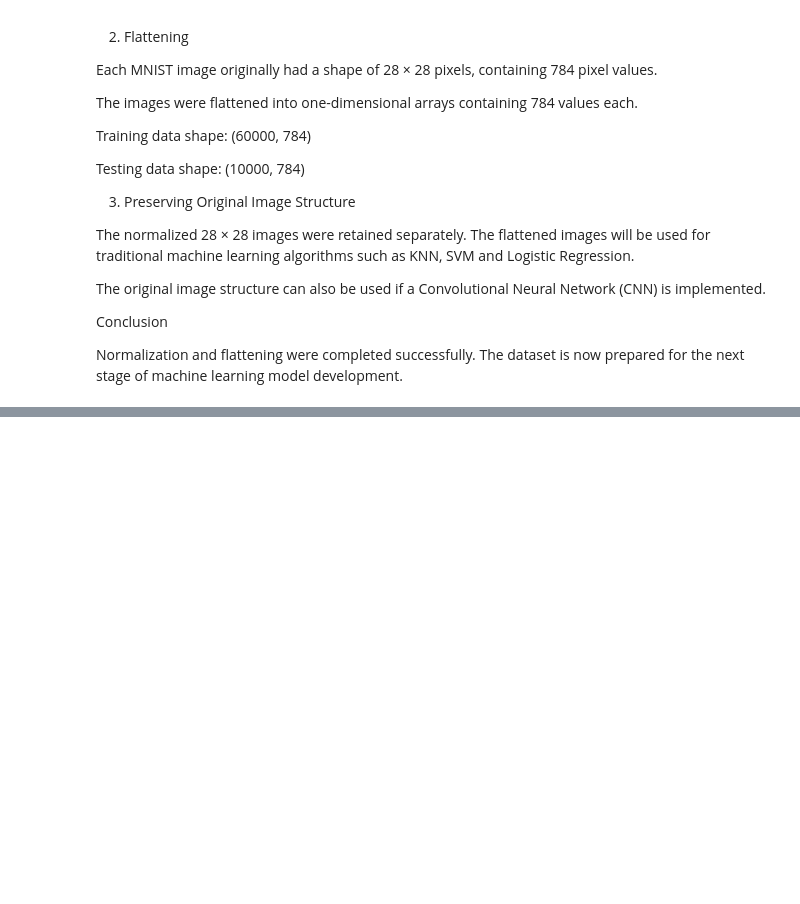
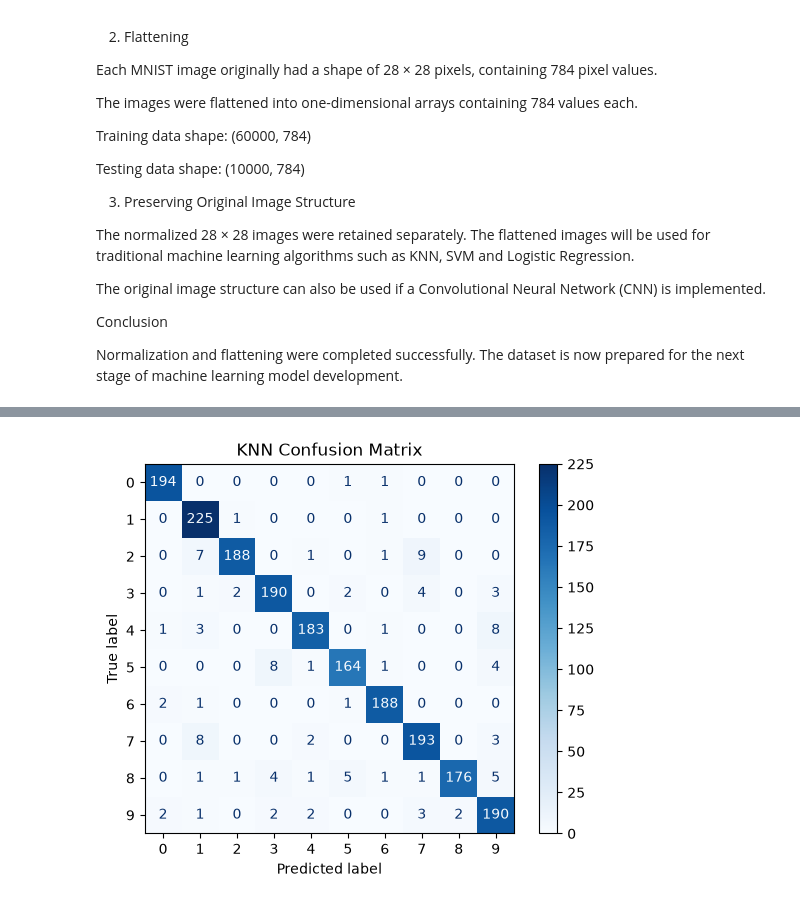
Before and after one commit to rakeshraikar1989/Handwritten-Digits-Recognition, a Jupyter notebook: PRCP_1002_Handwritten_Digits_Recognition.ipynb, the cells around one changed output, grey strips where cells are left out. Drawn from its saved outputs; the diff is of its cells as text; code cells hidden in the pictures; blank space fills up the shorter version.

Commit message:
Day 4: KNN and Logistic Regression model evaluation

```diff
--- a/PRCP_1002_Handwritten_Digits_Recognition.ipynb
+++ b/PRCP_1002_Handwritten_Digits_Recognition.ipynb
@@ -319,0 +444,15 @@ Normalization and flattening were completed successfully. The dataset is now pre
+# %%
+# Train the KNN model
+
+import time
+
+start_time = time.time()
+
+knn_model.fit(x_train_sample, y_train_sample)
+
+end_time = time.time()
+
+knn_training_time = end_time - start_time
+
+print("KNN model training completed!")
+print("Training time:", round(knn_training_time, 2), "seconds")
@@ -319,0 +462,13 @@ Normalization and flattening were completed successfully. The dataset is now pre
+# %%
+# Make predictions using the KNN model
+
+start_time = time.time()
+
+y_pred_knn = knn_model.predict(x_test_sample)
+
+end_time = time.time()
+
+knn_prediction_time = end_time - start_time
+
+print("KNN predictions completed!")
+print("Prediction time:", round(knn_prediction_time, 2), "seconds")
@@ -319,0 +511,18 @@ Normalization and flattening were completed successfully. The dataset is now pre
+# %%
+# Create the KNN confusion matrix
+
+from sklearn.metrics import confusion_matrix, ConfusionMatrixDisplay
+import matplotlib.pyplot as plt
+
+cm = confusion_matrix(y_test_sample, y_pred_knn)
+
+display = ConfusionMatrixDisplay(
+    confusion_matrix=cm,
+    display_labels=range(10)
+)
+
+display.plot(cmap="Blues")
+plt.title("KNN Confusion Matrix")
+plt.show()
+# %% [output]
+[figure, added]
```
Also changed, not shown: parts of 29 cells of this notebook.
